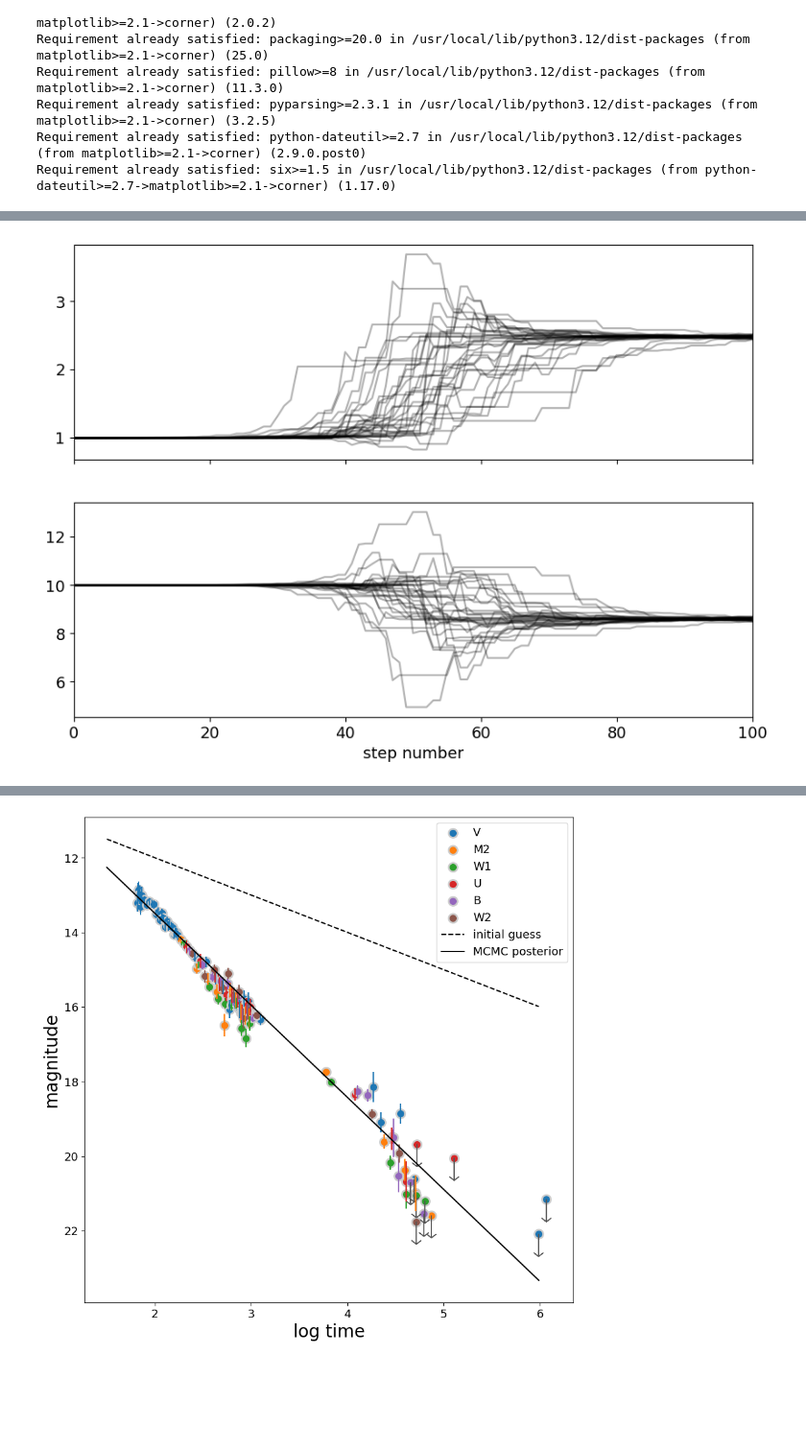
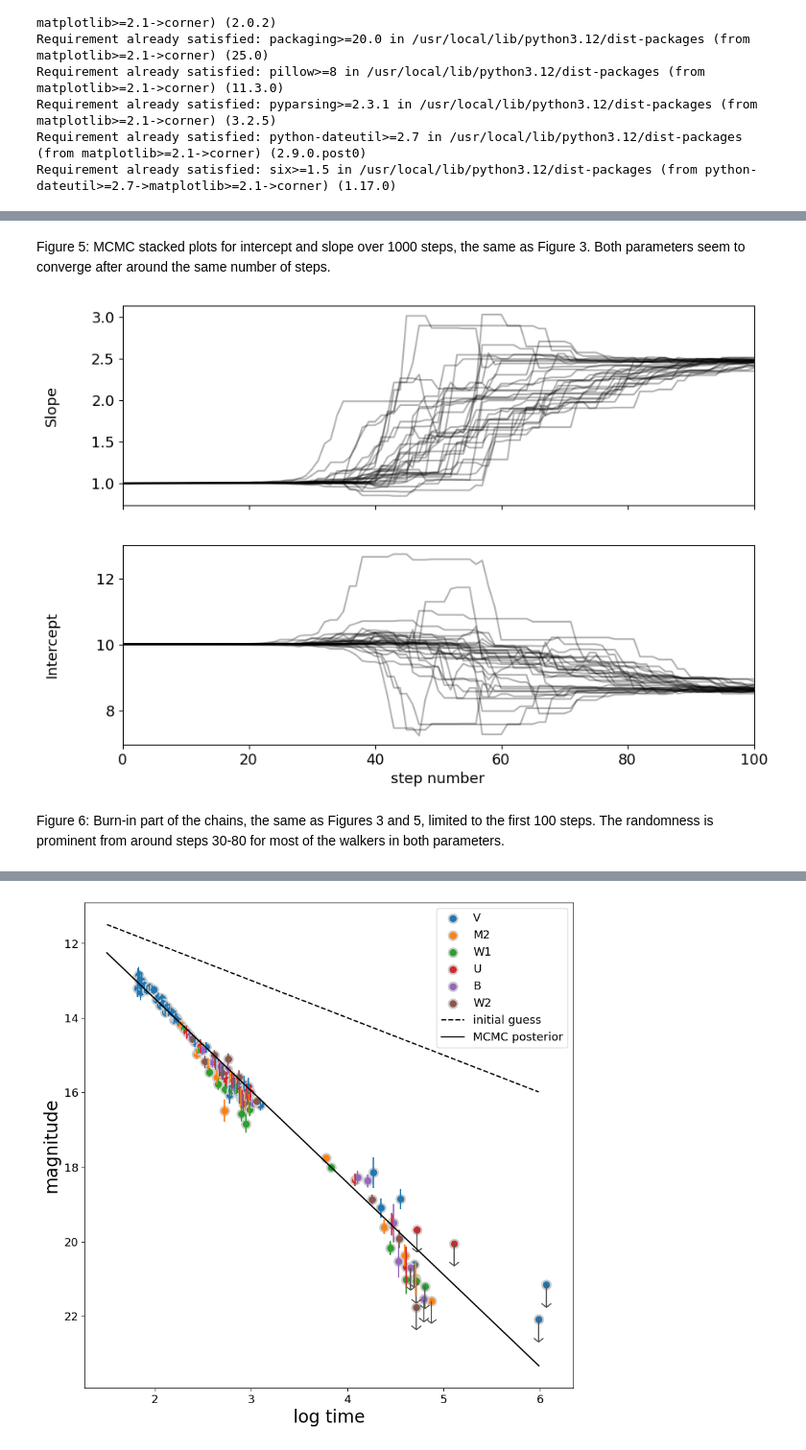
Before and after one commit to ashtonsouthwick/DSPS_ASouthwick, a Jupyter notebook: HW6/HW6_Second_Half_fitlinetogrbafterglow_mcmc_instructions_dsps25.ipynb, the cells around one changed output, grey strips where cells are left out. Shown at 96% size. Cells and saved outputs as stored; diff of their text form; code cells hidden in the pictures; blank space fills up the shorter version.

```diff
--- a/HW6/HW6_Second_Half_fitlinetogrbafterglow_mcmc_instructions_dsps25.ipynb
+++ b/HW6/HW6_Second_Half_fitlinetogrbafterglow_mcmc_instructions_dsps25.ipynb
@@ -555,17 +563,23 @@ axes[-1].set_xlabel("step number");
+# %% [markdown]
+Figure 5: MCMC stacked plots for intercept and slope over 1000 steps, the same as Figure 3. Both parameters seem to converge after around the same number of steps.
 # %%
 # zoom in: the beginnign of the chane should be cut - this is the burn-in part of the chain
 fig, axes = plt.subplots(ndim, figsize=(10, 7), sharex=True)
 samples = sampler.get_chain()
 
 for i in range(ndim):
     ax = axes[i]
     ax.plot(samples[:, :, i], "k", alpha=0.3)
     ax.set_xlim(0, 100)#len(samples))
     ax.yaxis.set_label_coords(-0.1, 0.5)
 
-axes[-1].set_xlabel("step number");
+axes[-1].set_xlabel("step number")
+axes[1].set_ylabel("Intercept")
+axes[0].set_ylabel("Slope");
 # %% [output]
-[figure, old version]
+[figure, new version]
+# %% [markdown]
+Figure 6: Burn-in part of the chains, the same as Figures 3 and 5, limited to the first 100 steps. The randomness is prominent from around steps 30-80 for most of the walkers in both parameters.
 # %%
 # save the mcmc results for later
 mcmc_line = mcmc
```
Also changed, not shown: parts of 42 cells of this notebook.
